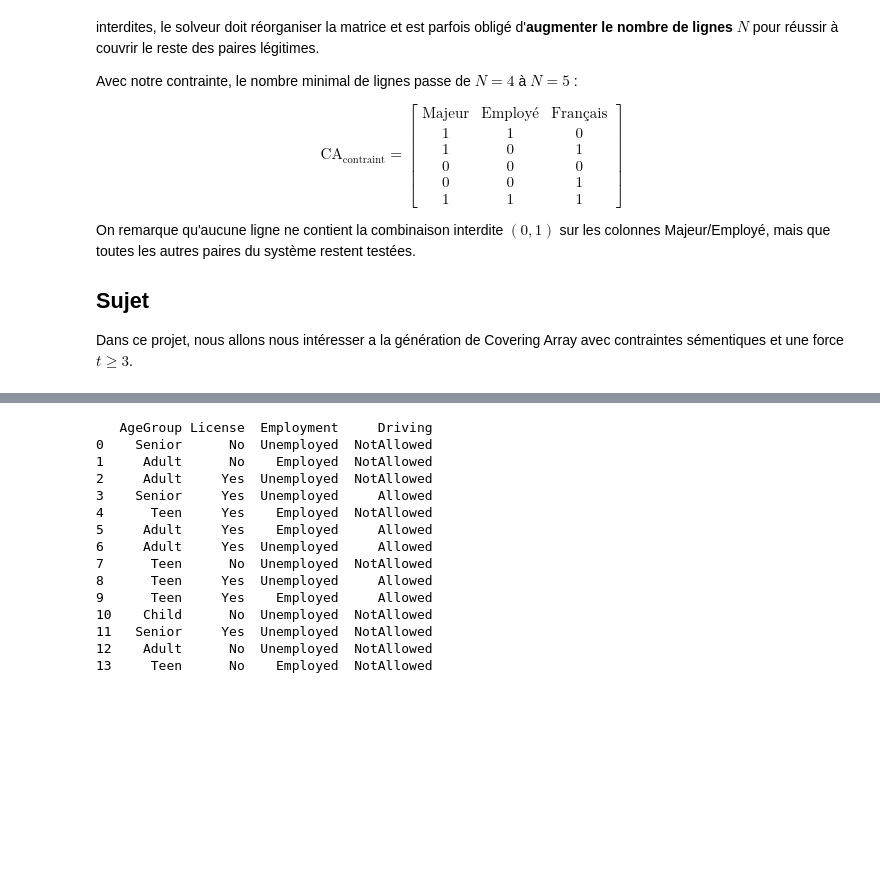
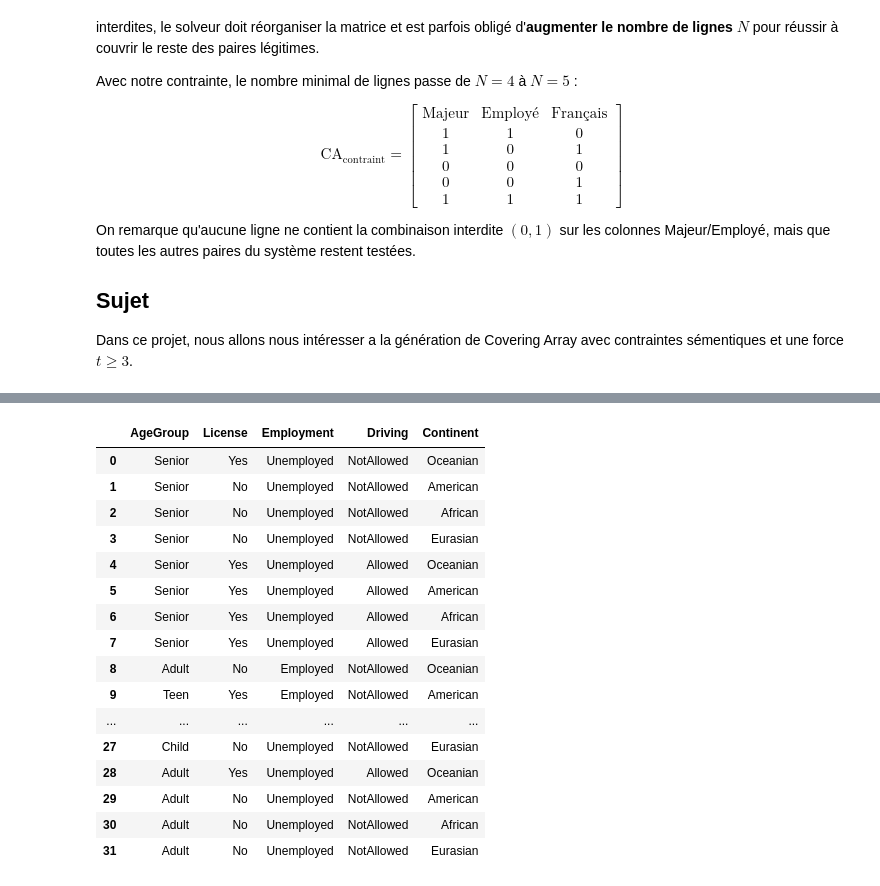
Before and after one commit to jsboigeEpita/2026-Epita-Programmation-par-Contraintes, a Jupyter notebook: H4-Covering-Arrays/src/main.ipynb, the cells around one changed output, grey strips where cells are left out. Cells and saved outputs as stored; diff of their text form; code cells hidden in the pictures; blank space fills up the shorter version.

```diff
--- a/H4-Covering-Arrays/src/main.ipynb
+++ b/H4-Covering-Arrays/src/main.ipynb
@@ -90 +203,36 @@ class CoveringArray:
+# %%
+class CoveringArrayGenerator:
+    """
+    Abstract base class for all covering array generators.
+
+    This ensures a unified interface for:
+    - CP-SAT based generation
+    - IPOG heuristic generation
+    - AETG stochastic generation
+    """
+
+    def __init__(self, parameters: Parameters, t: int):
+        """
+        @param parameters:
+            Dictionary mapping parameter names to possible values.
+
+        @param t:
+            Strength of interaction (t-wise coverage).
+        """
+        self.parameters = parameters
+        self.t = t
+        self.parameter_map: ParameterMap = {
+            parameter: {value: index for index, value in enumerate(values)}
+            for parameter, values in parameters.items()
+        }
+
+    @abstractmethod
+    def generate(self) -> CoveringArray:
+        """
+        Generates a t-wise covering array.
+
+        @return:
+            CoveringArray instance.
+        """
+        pass
 # %%
@@ -265,52 +752,55 @@ CA.get_matrix()
 # %%
-parameters = {
+example_param = {
     "AgeGroup": ["Child", "Teen", "Adult", "Senior"],
     "License": ["Yes", "No"],
     "Employment": ["Employed", "Unemployed"],
     "Driving": ["Allowed", "NotAllowed"],
+    "Continent": ["Eurasian", "African", "American", "Oceanian"],
 }
 
 def child_cannot_have_licence_or_work_constraint(model: cp_model.CpModel, row: dict[Parameter, cp_model.IntVar], parameter_map: ParameterMap) -> None:
     is_child = model.new_bool_var("is_child")
     model.add(row["AgeGroup"] == parameter_map["AgeGroup"]["Child"]).only_enforce_if(is_child)
     model.add(row["AgeGroup"] != parameter_map["AgeGroup"]["Child"]).only_enforce_if(is_child.Not())
 
     model.add(row["License"] != parameter_map["License"]["Yes"]).only_enforce_if(is_child)
     model.add(row["Employment"] != parameter_map["Employment"]["Employed"]).only_enforce_if(is_child)
 
 def seniors_cannot_work_constraint(model: cp_model.CpModel, row: dict[Parameter, cp_model.IntVar], parameter_map: ParameterMap) -> None:
     is_senior = model.new_bool_var("is_senior")
     model.add(row["AgeGroup"] == parameter_map["AgeGroup"]["Senior"]).only_enforce_if(is_senior)
     model.add(row["AgeGroup"] != parameter_map["AgeGroup"]["Senior"]).only_enforce_if(is_senior.Not())
 
     model.add(row["Employment"] != parameter_map["Employment"]["Employed"]).only_enforce_if(is_senior)
 
 def need_licence_to_drive_constraint(model: cp_model.CpModel, row: dict[Parameter, cp_model.IntVar], parameter_map: ParameterMap) -> None:
     no_license = model.new_bool_var("no_license")
     model.add(row["License"] == parameter_map["License"]["No"]).only_enforce_if(no_license)
     model.add(row["License"] != parameter_map["License"]["No"]).only_enforce_if(no_license.Not())
 
     model.Add(row["Driving"] != parameter_map["Driving"]["Allowed"]).only_enforce_if(no_license)
 
-CA_builder = CoveringArrayBuilder(parameters)
+CA_builder = CPSATGenerator(example_param, t=3)
 CA_builder.add_constraint(child_cannot_have_licence_or_work_constraint)
 CA_builder.add_constraint(seniors_cannot_work_constraint)
 CA_builder.add_constraint(need_licence_to_drive_constraint)
-CA = CA_builder.solve()
-CA.pretty_print()
+CA = CA_builder.generate()
+CA.to_data_frame()
 # %% [output]
-   AgeGroup License  Employment     Driving
-0    Senior      No  Unemployed  NotAllowed
-1     Adult      No    Employed  NotAllowed
-2     Adult     Yes  Unemployed  NotAllowed
-3    Senior     Yes  Unemployed     Allowed
-4      Teen     Yes    Employed  NotAllowed
-5     Adult     Yes    Employed     Allowed
-6     Adult     Yes  Unemployed     Allowed
-7      Teen      No  Unemployed  NotAllowed
-8      Teen     Yes  Unemployed     Allowed
-9      Teen     Yes    Employed     Allowed
-10    Child      No  Unemployed  NotAllowed
-11   Senior     Yes  Unemployed  NotAllowed
-12    Adult      No  Unemployed  NotAllowed
-13     Teen      No    Employed  NotAllowed
+|  | AgeGroup | License | Employment | Driving | Continent |
+| 0 | Senior | Yes | Unemployed | NotAllowed | Oceanian |
+| 1 | Senior | No | Unemployed | NotAllowed | American |
+| 2 | Senior | No | Unemployed | NotAllowed | African |
+| 3 | Senior | No | Unemployed | NotAllowed | Eurasian |
+| 4 | Senior | Yes | Unemployed | Allowed | Oceanian |
+| 5 | Senior | Yes | Unemployed | Allowed | American |
+| 6 | Senior | Yes | Unemployed | Allowed | African |
+| 7 | Senior | Yes | Unemployed | Allowed | Eurasian |
+| 8 | Adult | No | Employed | NotAllowed | Oceanian |
+| 9 | Teen | Yes | Employed | NotAllowed | American |
+| ... | ... | ... | ... | ... | ... |
+| 27 | Child | No | Unemployed | NotAllowed | Eurasian |
+| 28 | Adult | Yes | Unemployed | Allowed | Oceanian |
+| 29 | Adult | No | Unemployed | NotAllowed | American |
+| 30 | Adult | No | Unemployed | NotAllowed | African |
+| 31 | Adult | No | Unemployed | NotAllowed | Eurasian |
```
Also changed, not shown: parts of 16 cells of this notebook.
